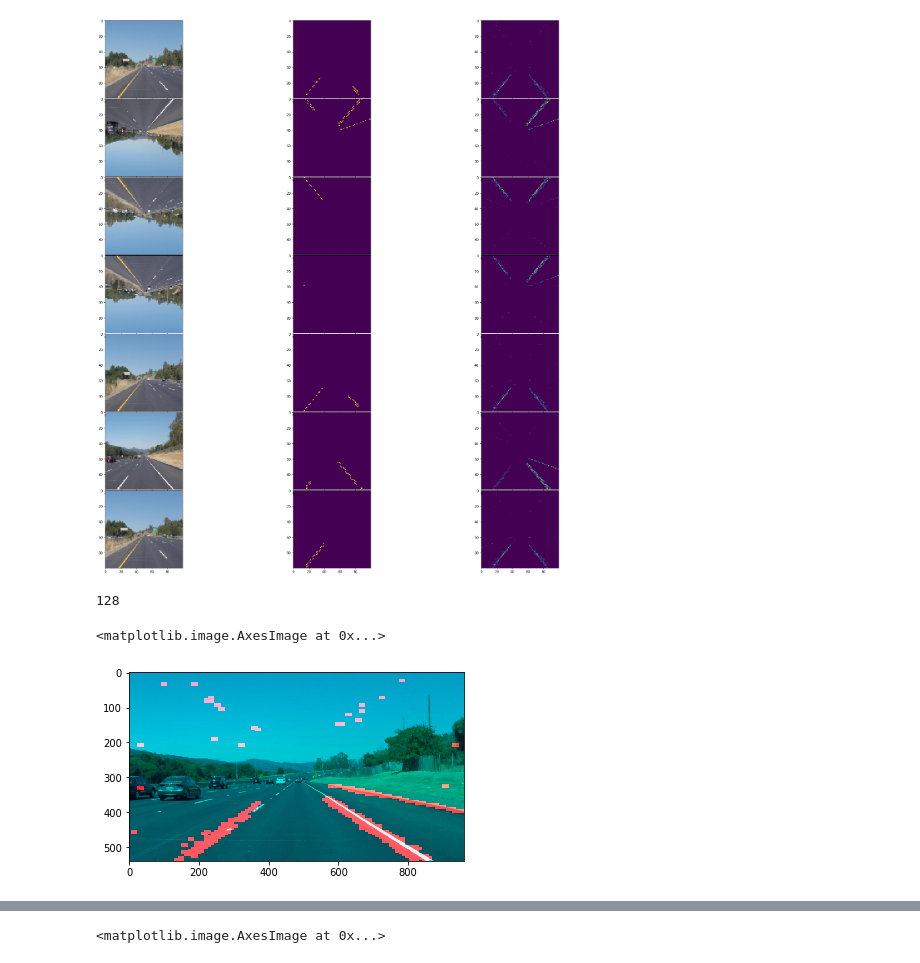
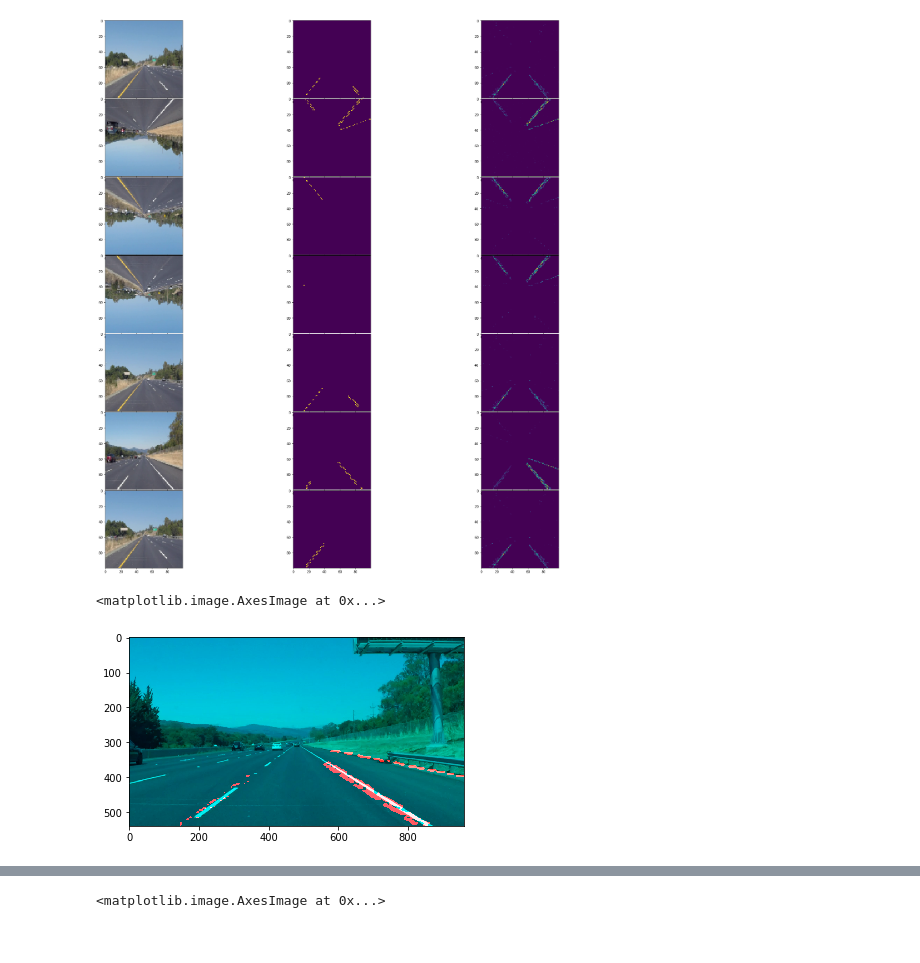
Before and after one commit to tempflip/deep_lanes, a Jupyter notebook: generative_model_explore.ipynb, the cells around one changed output, grey strips where cells are left out. Cells and saved outputs as stored; diff of their text form; code cells hidden in the pictures.

```diff
--- a/generative_model_explore.ipynb
+++ b/generative_model_explore.ipynb
@@ -183,27 +183,38 @@ for i in range(n):
     plt.imshow(pred_images[ii])
 # %% [output]
 [figure]
+# %%
+clip1 = VideoFileClip('videos/solidWhiteRight.mp4')
+clip2 = VideoFileClip('videos/solidYellowLeft.mp4')
 # %%
 ## test video run
 def video_predict_filter(frame):
     im = transform.resize(frame, (W, H))
     lane_pred = model.predict(np.array([im])).reshape(H, W).astype(int)
-    print (np.max(lane_pred))
     lane_pred = transform.resize(lane_pred.astype(int), (frame.shape[0], frame.shape[1])) * 255
 
-    lane_pred[lane_pred != np.min(lane_pred)] = 255
+    #lane_pred[lane_pred != np.min(lane_pred)] = 255
+    #lane_pred[lane_pred != 255] = 0
+
+
+    lane_pred = lane_pred / np.max(lane_pred)
+    lane_pred = lane_pred * 255
+    lane_pred = lane_pred.astype(int)
+
+    lane_pred[lane_pred > 40] = 255
     lane_pred[lane_pred != 255] = 0
+
     frame[:,:,0] = lane_pred
+    #frame[:,:,1] = lane_pred
+    #frame[:,:,] = lane_pred
+    #frame[:,:,1] =  frame[:,:,1] + lane_pred
+    #frame[:,:,2] =  frame[:,:,2] + lane_pred
 
     return frame
 
-plt.imshow(video_predict_filter(clip1.get_frame(6)))
-
-#clip1 = VideoFileClip('videos/solidWhiteRight.mp4')
-#clip2 = VideoFileClip('videos/solidYellowLeft.mp4')
+plt.imshow(video_predict_filter(clip1.get_frame(99)))
 # %% [output]
-128
+<matplotlib.image.AxesImage at 0x...>
-<matplotlib.image.AxesImage at 0x...>
-[figure, old version]
+[figure, new version]
 # %%
 generated_clip = clip2.fl_image(video_predict_filter)
```
Also changed, not shown: parts of 1 cell of this notebook.
